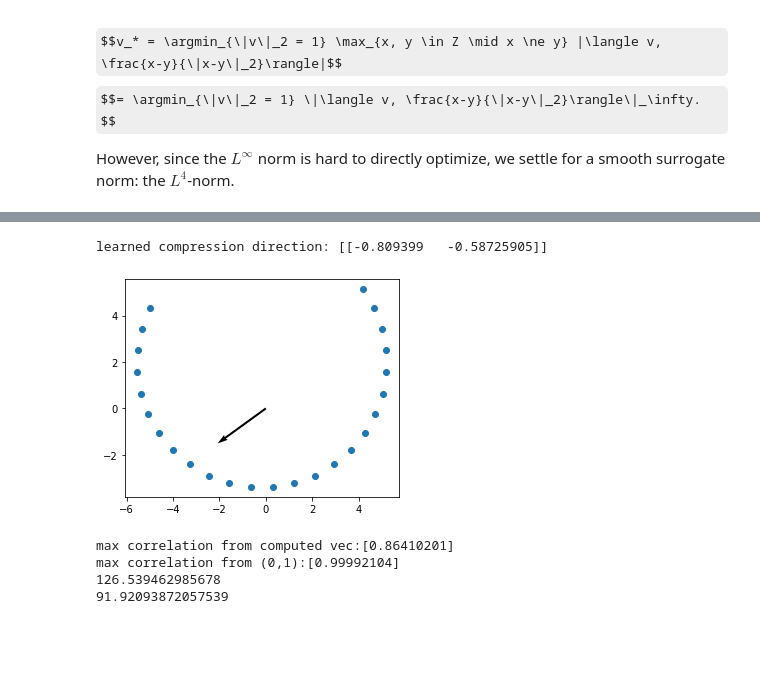
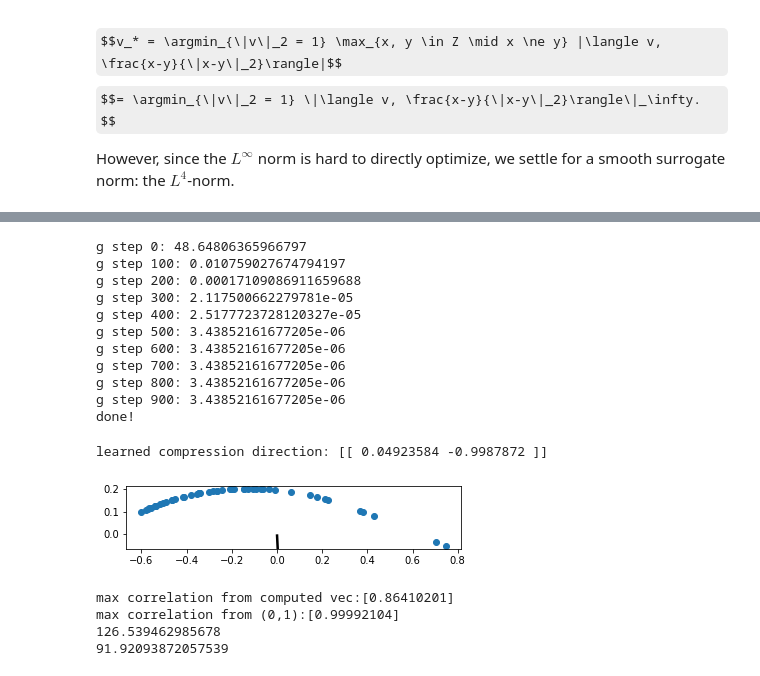
Before and after one commit to michael-psenka/manifold-linearization, a Jupyter notebook: test_files/cc_test.ipynb, the cells around one changed output, grey strips where cells are left out. Saved outputs shown, nothing was run; the diff lists cells and outputs as text; code cells hidden in the pictures; some formulas as TeX source; blank space fills up the shorter version.

```diff
--- a/test_files/cc_test.ipynb
+++ b/test_files/cc_test.ipynb
@@ -281,21 +352,74 @@ done!
+# %%
+# optimize via projected gradient descent
+
+u_0 = torch.randn((d,1))
+u_0 = u_0 / torch.sqrt(u_0.pow(2).sum())
+X = torch.Tensor(Z)
+
+cc = CurvatureEliminationPieces(X, u_0, u_02, u_03)
+opt = optim.SGD(cc.parameters(), lr=0.001)
+
+for i in range(1000):
+	cc.zero_grad()
+	# forward call of LinFlow
+	loss = cc()
+
+	loss.backward()
+
+	# compute Riemannian gradient
+	egrad = cc.u.grad.detach()
+	base = cc.u.data.detach()
+	base = base / torch.sqrt(base.pow(2).sum())
+	rgrad = egrad - base@base.t()@egrad
+	# GD step
+	opt.step()
+	# renormalization step
+	with torch.no_grad():
+		cc.u.data = cc.u.data / torch.sqrt((cc.u.data).pow(2).sum());
+		cc.u2.data = cc.u2.data / torch.sqrt((cc.u2.data).pow(2).sum());
+		cc.u3.data = cc.u3.data / torch.sqrt((cc.u3.data).pow(2).sum());
+
+	# determine if we have converged
+	gradnorm = torch.linalg.norm(rgrad)
+	if gradnorm < 5e-5:
+		# print(f'converged in {i} steps!')
+		# break
+		pass
+	if i%100 == 0:
+		print(f'g step {i}: {gradnorm}')
+
+print('done!')
+# %% [output]
+g step 0: 48.64806365966797
+g step 100: 0.010759027674794197
+g step 200: 0.00017109086911659688
+g step 300: 2.117500662279781e-05
+g step 400: 2.5177723728120327e-05
+g step 500: 3.43852161677205e-06
+g step 600: 3.43852161677205e-06
+g step 700: 3.43852161677205e-06
+g step 800: 3.43852161677205e-06
+g step 900: 3.43852161677205e-06
+done!
 # %%
 # show learned compression direction
 u_cc = cc.u.data.detach().clone().numpy()
 
 print(f'learned compression direction: {u_cc.T}')
 # scale to look nice on graph
-u_show = u_cc * np.min(np.max(np.abs(Z), axis=1))/2
+# u_show = u_cc * np.min(np.max(torch.abs(X), axis=1))/2
+u_show = u_cc
 
-plt.scatter(Z[0,:], Z[1,:])
+plt.scatter(X[0,:], X[1,:])
 # plt.scatter(Z[0,3], Z[1,3],c='r')
 # plt.scatter(Z[0,11], Z[1,11],c='r')
 # plt.scatter(Z[0,18], Z[1,18],c='r')
 plt.quiver(0, 0, u_show[0], u_show[1],scale_units='xy', angles='xy',scale=1)
 plt.gca().set_aspect('equal', adjustable='box')
 plt.show()
 # %% [output]
-learned compression direction: [[-0.809399   -0.58725905]]
+learned compression direction: [[ 0.04923584 -0.9987872 ]]
-[figure, old version]
+[figure, new version]
 # %%
 maxval = 0
 for i in range(8):
```
Also changed, not shown: parts of 10 cells of this notebook.
